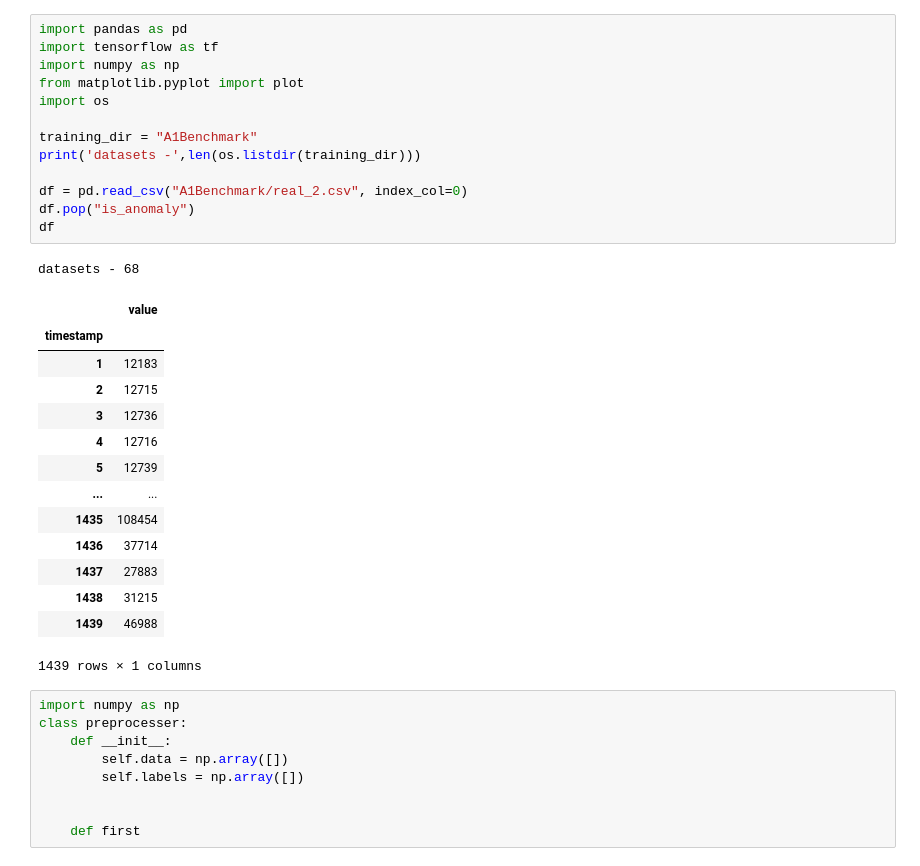
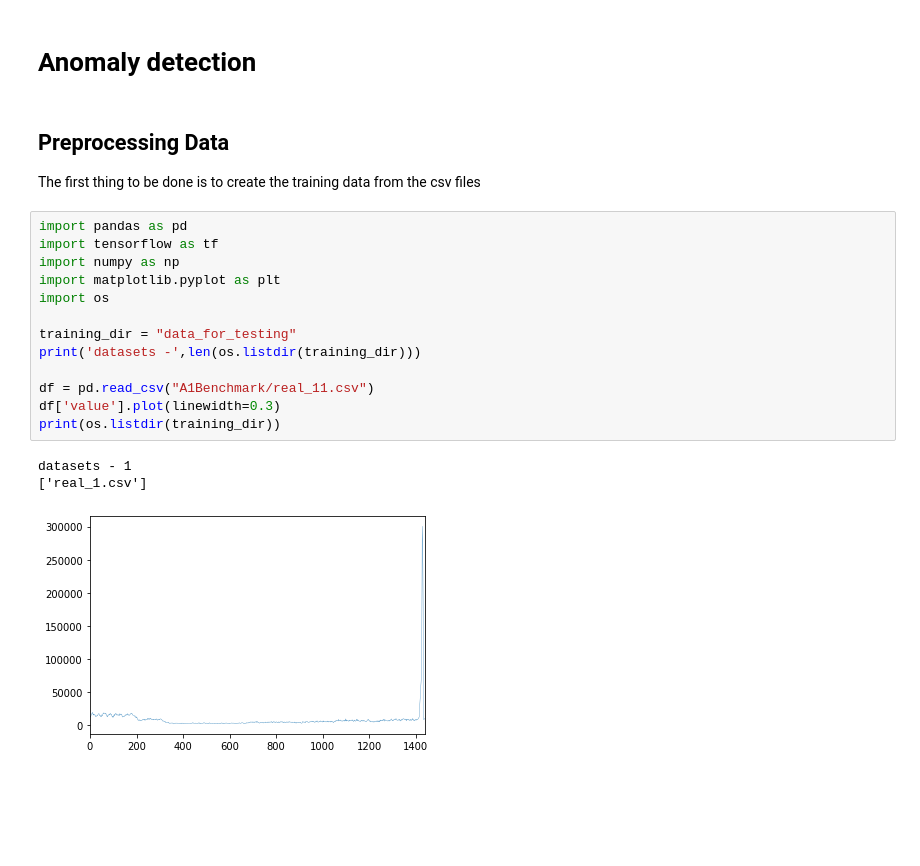
Before and after one commit to jggrandio/Anomaly_det, a Jupyter notebook: Untitled.ipynb, the cells around one changed output. Cells and saved outputs as stored; diff of their text form; blank space fills up the shorter version.

```diff
--- a/Untitled.ipynb
+++ b/Untitled.ipynb
@@ -1,38 +1,22 @@
+# %% [markdown]
+# Anomaly detection
+# %% [markdown]
+## Preprocessing Data
+The first thing to be done is to create the training data from the csv files
 # %%
 import pandas as pd
 import tensorflow as tf
 import numpy as np
-from matplotlib.pyplot import plot
+import matplotlib.pyplot as plt
 import os
 
-training_dir = "A1Benchmark"
+training_dir = "data_for_testing"
 print('datasets -',len(os.listdir(training_dir)))
 
-df = pd.read_csv("A1Benchmark/real_2.csv", index_col=0)
-df.pop("is_anomaly")
-df
+df = pd.read_csv("A1Benchmark/real_11.csv")
+df['value'].plot(linewidth=0.3)
+print(os.listdir(training_dir))
 # %% [output]
-datasets - 68
+datasets - 1
+['real_1.csv']
-|  | value |
-| timestamp |  |
-| 1 | 12183 |
-| 2 | 12715 |
-| 3 | 12736 |
-| 4 | 12716 |
-| 5 | 12739 |
-| ... | ... |
-| 1435 | 108454 |
-| 1436 | 37714 |
-| 1437 | 27883 |
-| 1438 | 31215 |
-| 1439 | 46988 |
-1439 rows × 1 columns
+[figure, added]
-# %%
-import numpy as np
-class preprocesser:
-    def __init__:
-        self.data = np.array([])
-        self.labels = np.array([])
-
-
-    def first
```
Also changed, not shown: parts of 23 cells of this notebook, 1 other file.
